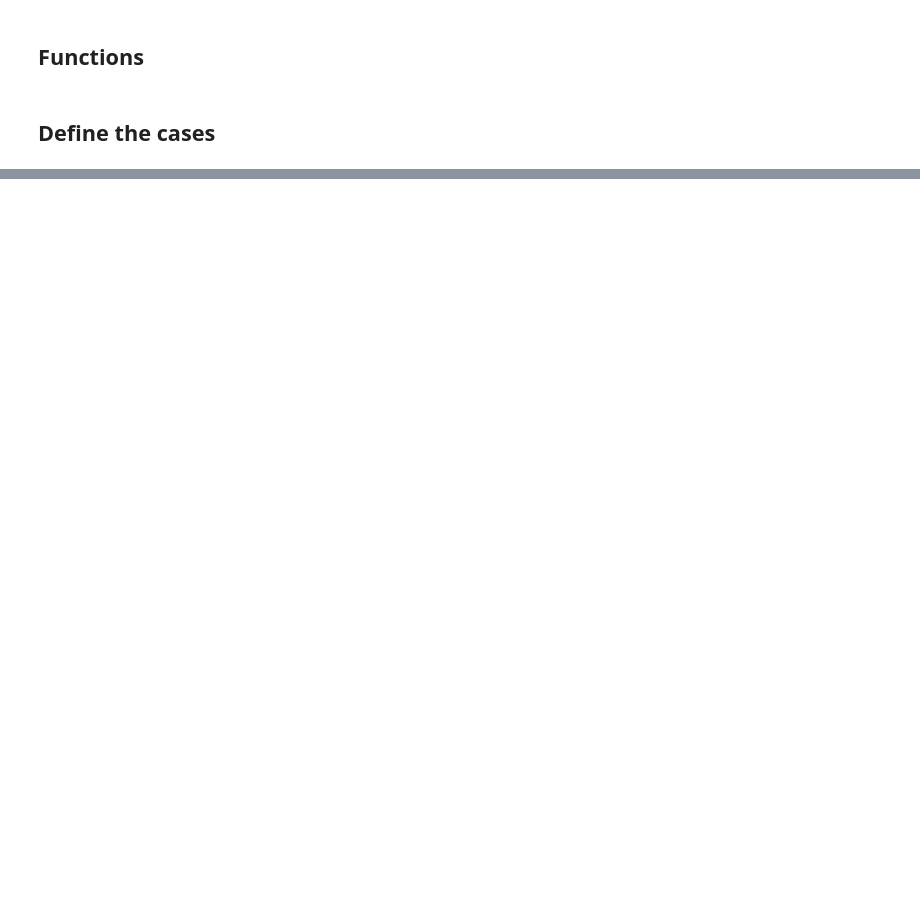
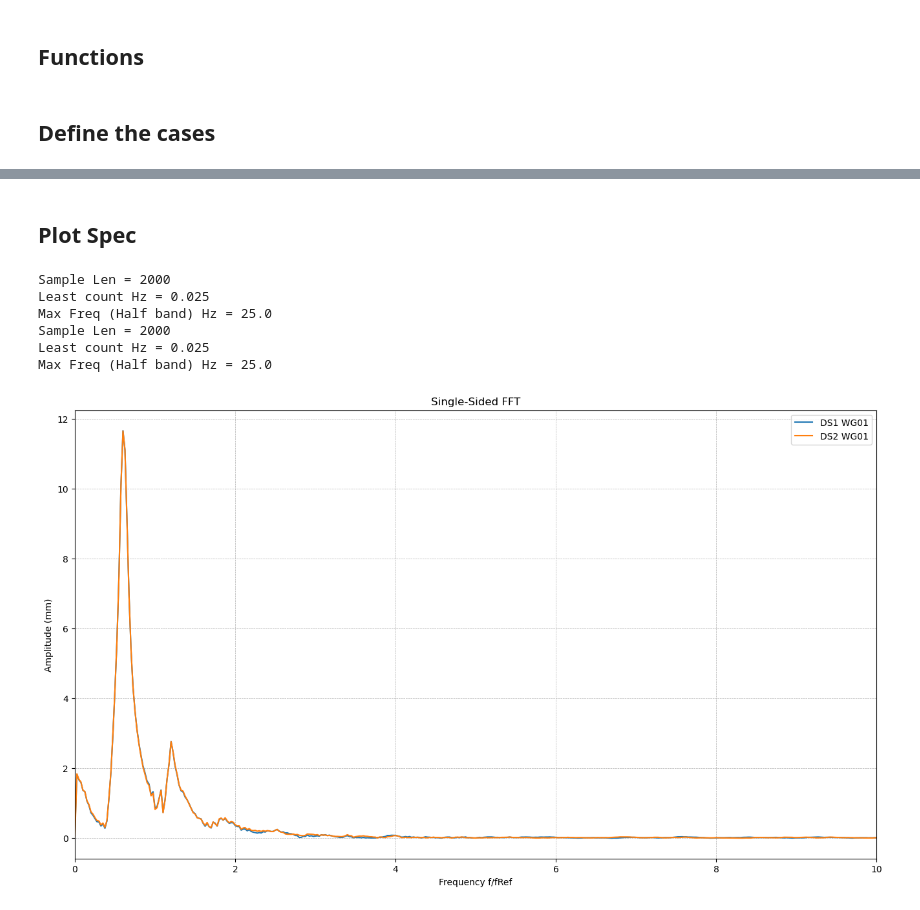
Before and after one commit to CMOE-TUDelft/SkyBoxAnalysis, a Jupyter notebook: python/scripts/plotWP_comp.ipynb, the cells around one changed output, grey strips where cells are left out. Cells and saved outputs as stored; diff of their text form; code cells hidden in the pictures; blank space fills up the shorter version.

```diff
--- a/python/scripts/plotWP_comp.ipynb
+++ b/python/scripts/plotWP_comp.ipynb
@@ -200,0 +305,44 @@ pass
+# %% [markdown]
+## Plot Spec
+# %%
+def getSpec(wg, fs, ax, xlim, lbl, fRef=1):
+    fHalf, fAmp, fS = skb.spec.get_single_sided_spectrum(wg, fs)
+
+
+    ax.plot(fHalf/fRef, fAmp, label=lbl)
+    ax.set_xlabel("Frequency f/fRef")
+    ax.set_ylabel("Amplitude (mm)")
+    ax.set_title("Single-Sided FFT")
+    ax.grid(True, which='both', linestyle='--', linewidth=0.5)
+    ax.legend()
+    ax.set_xlim(xlim)
+    # plt.show()
+
+    return fHalf, fAmp, fS
+# %%
+tmin = xmin
+tmax = xmax
+
+ds1_cut = ds1.sel(Time=slice(tmin, tmax))
+ds2_cut = ds2.sel(Time=slice(tmin, tmax))
+
+fSampling1 = loaded_mat1['TestProperties']['fSampling']
+fSampling2 = loaded_mat2['TestProperties']['fSampling']
+
+# Plot spectrum
+fig, ax = plt.subplots(figsize=(16,9))
+xlim = (0, 10)
+getSpec(ds1_cut['WG01'], fSampling1, ax, xlim, "DS1 WG01")
+# getSpec(ds1_cut['WG05'], fSampling1, ax, xlim, "DS1 WG05")
+# getSpec(ds1_cut['WG07'], fSampling1, ax, xlim, "DS1 WG07")
+getSpec(ds2_cut['WG01'], fSampling2, ax, xlim, "DS2 WG01")
+
+pass
+# %% [output]
+Sample Len = 2000
+Least count Hz = 0.025
+Max Freq (Half band) Hz = 25.0
+Sample Len = 2000
+Least count Hz = 0.025
+Max Freq (Half band) Hz = 25.0
+[figure, added]
```
Also changed, not shown: parts of 19 cells of this notebook, 3 other files.
